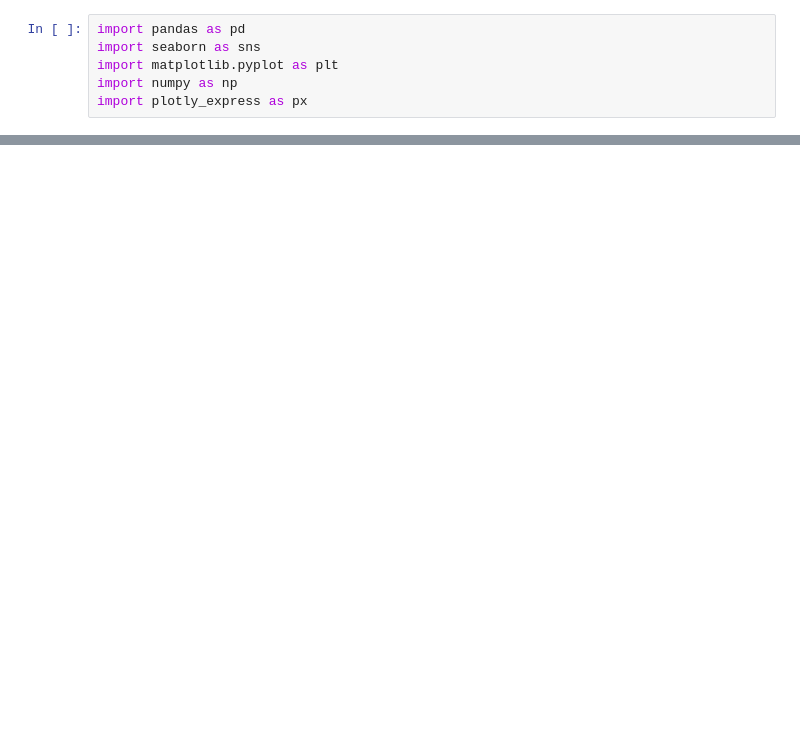
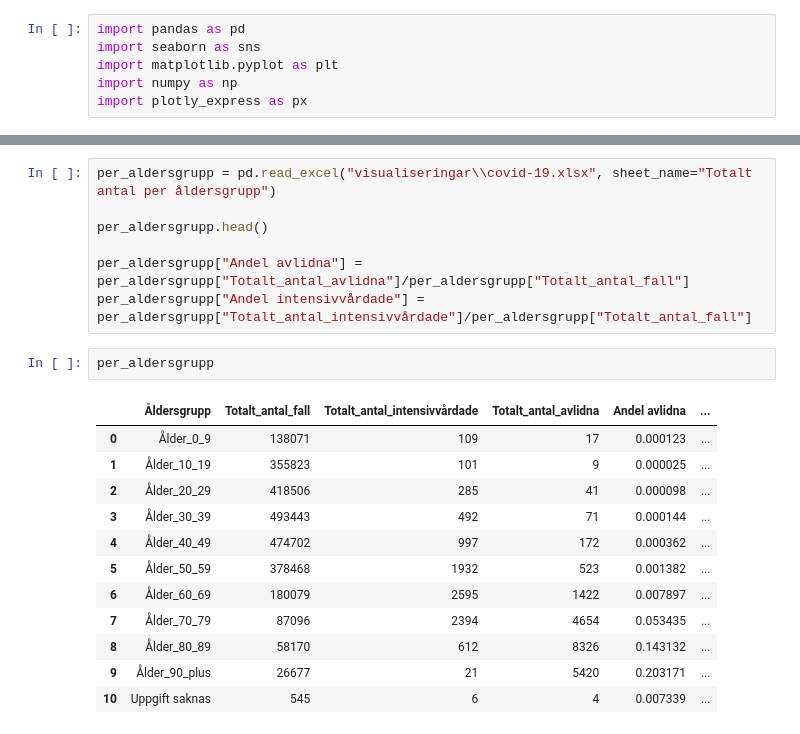
Before and after one commit to yomo001/databehandling-YOUNIS-MOUSSAVI, a Jupyter notebook: Laboration/lab1_uppgift3.ipynb, the cells around one changed output, grey strips where cells are left out. Drawn from its saved outputs; the diff is of its cells as text; blank space fills up the shorter version.

```diff
--- a/Laboration/lab1_uppgift3.ipynb
+++ b/Laboration/lab1_uppgift3.ipynb
@@ -30,0 +41,22 @@ display(veckodata_riket.head())
+# %%
+per_aldersgrupp = pd.read_excel("visualiseringar\\covid-19.xlsx", sheet_name="Totalt antal per åldersgrupp")
+
+per_aldersgrupp.head()
+
+per_aldersgrupp["Andel avlidna"] = per_aldersgrupp["Totalt_antal_avlidna"]/per_aldersgrupp["Totalt_antal_fall"]
+per_aldersgrupp["Andel intensivvårdade"] = per_aldersgrupp["Totalt_antal_intensivvårdade"]/per_aldersgrupp["Totalt_antal_fall"]
+# %%
+per_aldersgrupp
+# %% [output]
+|  | Åldersgrupp | Totalt_antal_fall | Totalt_antal_intensivvårdade | Totalt_antal_avlidna | Andel avlidna | ... |
+| 0 | Ålder_0_9 | 138071 | 109 | 17 | 0.000123 | ... |
+| 1 | Ålder_10_19 | 355823 | 101 | 9 | 0.000025 | ... |
+| 2 | Ålder_20_29 | 418506 | 285 | 41 | 0.000098 | ... |
+| 3 | Ålder_30_39 | 493443 | 492 | 71 | 0.000144 | ... |
+| 4 | Ålder_40_49 | 474702 | 997 | 172 | 0.000362 | ... |
+| 5 | Ålder_50_59 | 378468 | 1932 | 523 | 0.001382 | ... |
+| 6 | Ålder_60_69 | 180079 | 2595 | 1422 | 0.007897 | ... |
+| 7 | Ålder_70_79 | 87096 | 2394 | 4654 | 0.053435 | ... |
+| 8 | Ålder_80_89 | 58170 | 612 | 8326 | 0.143132 | ... |
+| 9 | Ålder_90_plus | 26677 | 21 | 5420 | 0.203171 | ... |
+| 10 | Uppgift saknas | 545 | 6 | 4 | 0.007339 | ... |
```
Also changed, not shown: parts of 12 cells of this notebook.
